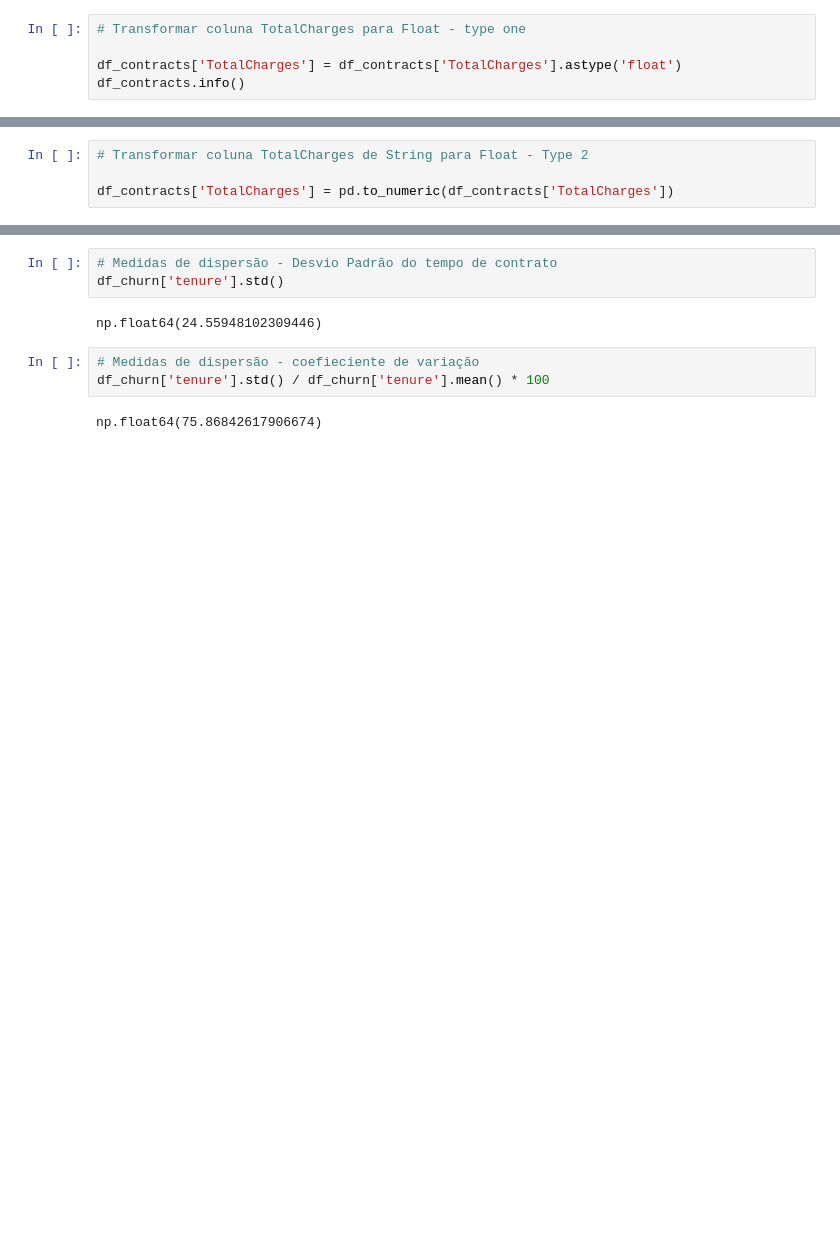
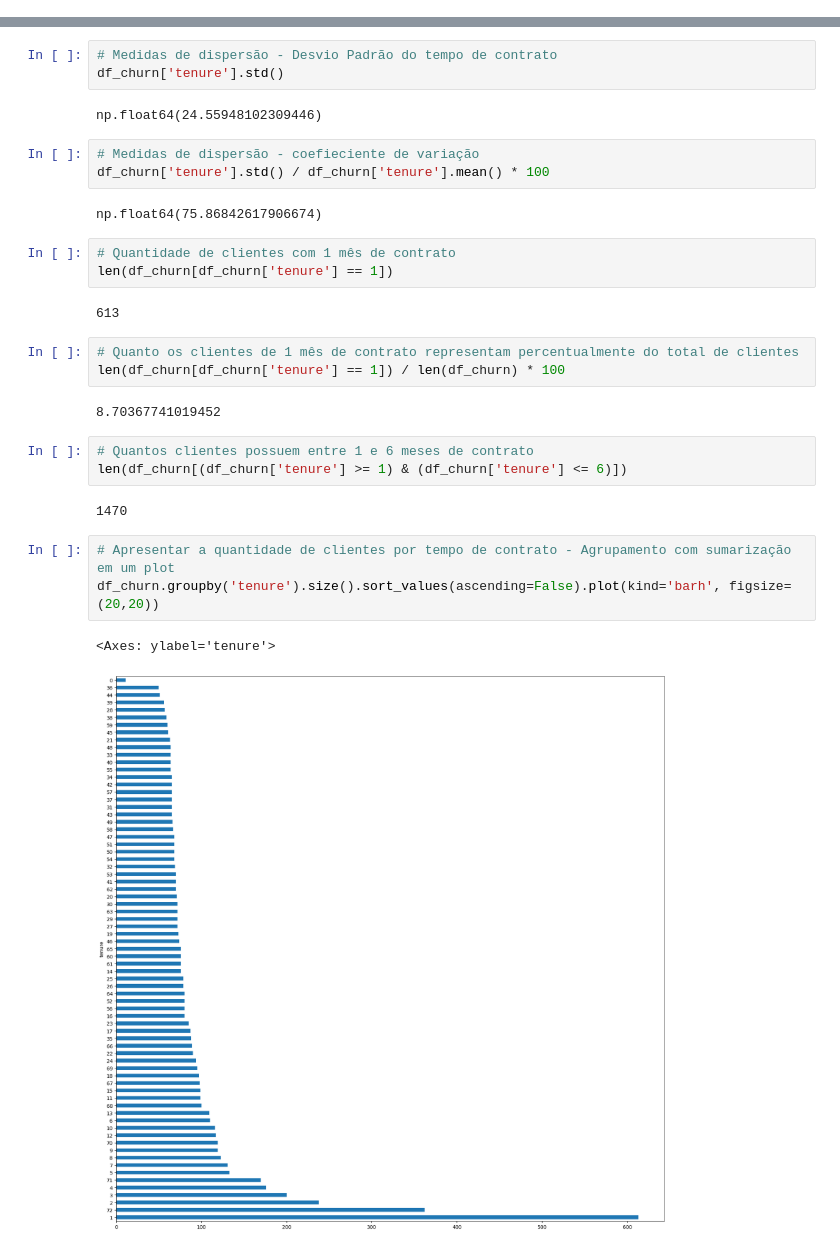
Before and after one commit to jvdlb6/eda-churn, a Jupyter notebook: eda_churn.ipynb, the cells around one changed output, grey strips where cells are left out. Cells and saved outputs as stored; diff of their text form; blank space fills up the shorter version.

```diff
--- a/eda_churn.ipynb
+++ b/eda_churn.ipynb
@@ -179,8 +179,3 @@ dtypes: float64(1), int64(1), object(6)
 memory usage: 440.3+ KB
 # %% [markdown]
 ## Transformação de Dado
-# %%
-# Transformar coluna TotalCharges para Float - type one
-
-df_contracts['TotalCharges'] = df_contracts['TotalCharges'].astype('float')
-df_contracts.info()
@@ -189,4 +181,0 @@ ValueError: could not convert string to float: ' '
-# %%
-# Transformar coluna TotalCharges de String para Float - Type 2
-
-df_contracts['TotalCharges'] = pd.to_numeric(df_contracts['TotalCharges'])
@@ -753,3 +740,24 @@ np.float64(24.55948102309446)
 df_churn['tenure'].std() / df_churn['tenure'].mean() * 100
 # %% [output]
 np.float64(75.86842617906674)
+# %%
+# Quantidade de clientes com 1 mês de contrato
+len(df_churn[df_churn['tenure'] == 1])
+# %% [output]
+613
+# %%
+# Quanto os clientes de 1 mês de contrato representam percentualmente do total de clientes
+len(df_churn[df_churn['tenure'] == 1]) / len(df_churn) * 100
+# %% [output]
+8.70367741019452
+# %%
+# Quantos clientes possuem entre 1 e 6 meses de contrato
+len(df_churn[(df_churn['tenure'] >= 1) & (df_churn['tenure'] <= 6)])
+# %% [output]
+1470
+# %%
+# Apresentar a quantidade de clientes por tempo de contrato - Agrupamento com sumarização em um plot
+df_churn.groupby('tenure').size().sort_values(ascending=False).plot(kind='barh', figsize=(20,20))
+# %% [output]
+<Axes: ylabel='tenure'>
+[figure, added]
```
Also changed, not shown: parts of 17 cells of this notebook, 2 other files.
